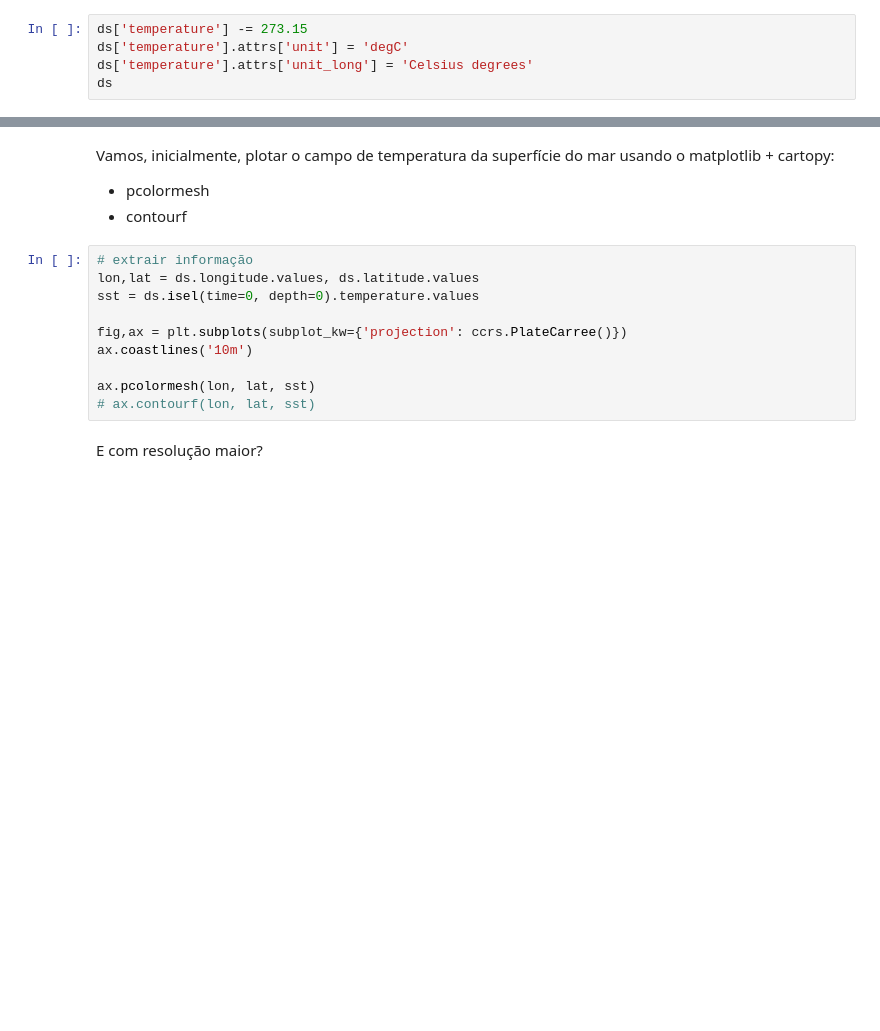
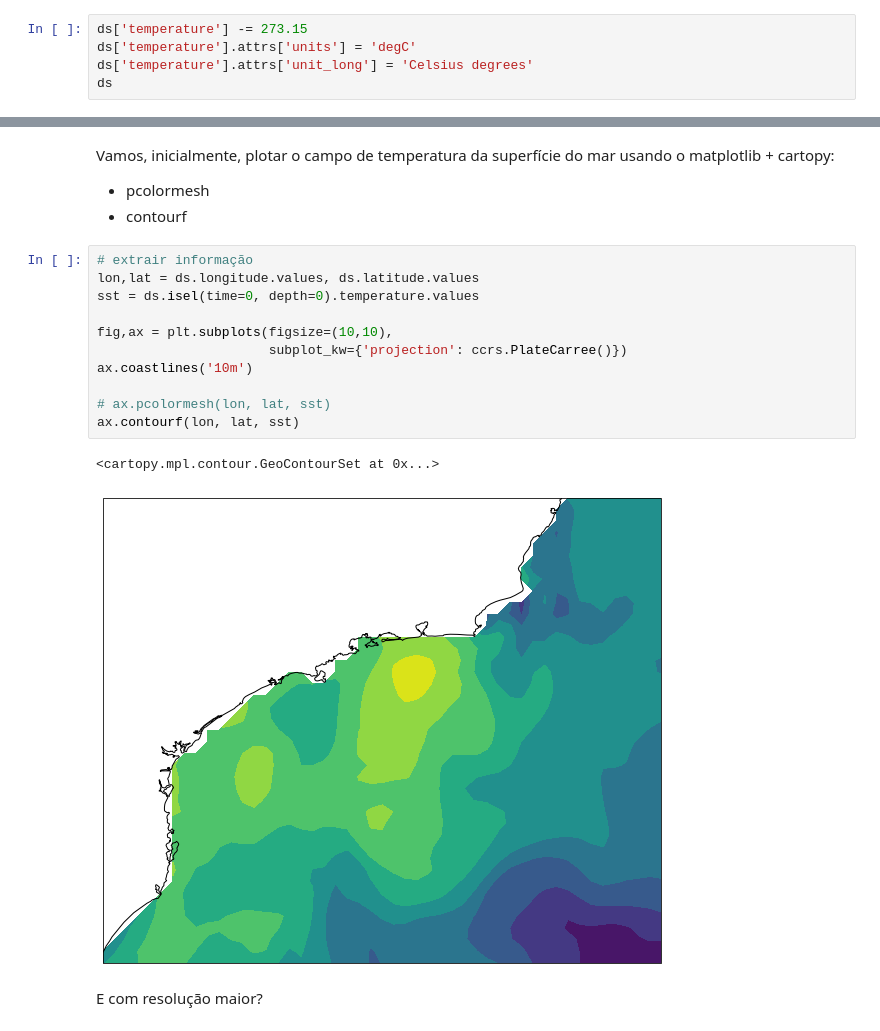
Before and after one commit to nilodna/python-basico, a Jupyter notebook: material_aula/lecture08.ipynb, the cells around one changed output, grey strips where cells are left out. Drawn from its saved outputs; the diff is of its cells as text; blank space fills up the shorter version.

```diff
--- a/material_aula/lecture08.ipynb
+++ b/material_aula/lecture08.ipynb
@@ -40,7 +40,7 @@ Data variables:
 Precisamos modificar, de forma coerente, a unidade da nossa temperatura:
 # %%
 ds['temperature'] -= 273.15
-ds['temperature'].attrs['unit'] = 'degC'
+ds['temperature'].attrs['units'] = 'degC'
 ds['temperature'].attrs['unit_long'] = 'Celsius degrees'
 ds
 # %% [output]
@@ -68,13 +68,17 @@ Vamos, inicialmente, plotar o campo de temperatura da superfície do mar usando
 # %%
 # extrair informação
 lon,lat = ds.longitude.values, ds.latitude.values
 sst = ds.isel(time=0, depth=0).temperature.values
 
-fig,ax = plt.subplots(subplot_kw={'projection': ccrs.PlateCarree()})
+fig,ax = plt.subplots(figsize=(10,10),
+                      subplot_kw={'projection': ccrs.PlateCarree()})
 ax.coastlines('10m')
 
-ax.pcolormesh(lon, lat, sst)
-# ax.contourf(lon, lat, sst)
+# ax.pcolormesh(lon, lat, sst)
+ax.contourf(lon, lat, sst)
+# %% [output]
+<cartopy.mpl.contour.GeoContourSet at 0x...>
+[figure, added]
 # %% [markdown]
 E com resolução maior?
 # %%
```
Also changed, not shown: parts of 19 cells of this notebook.
